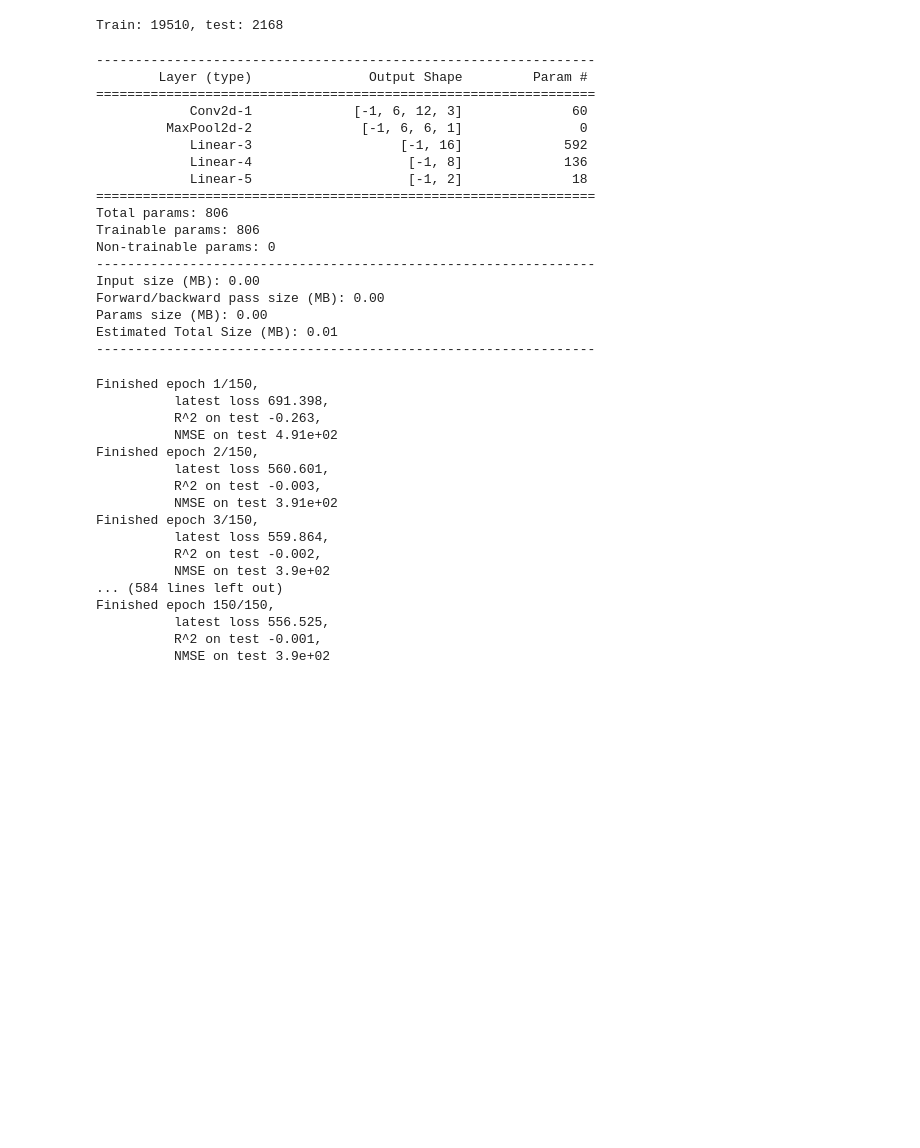
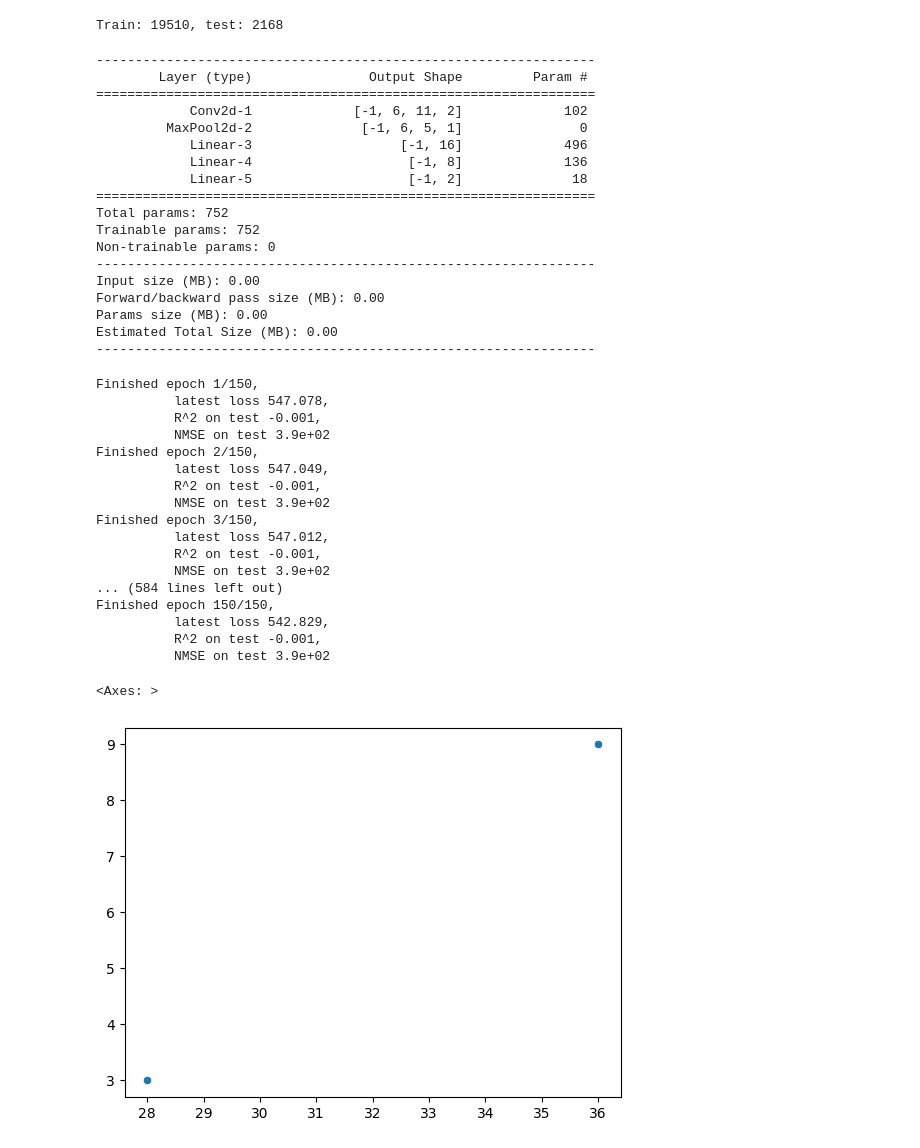
Before and after one commit to ad3ph/iypt_bracket_gen, a Jupyter notebook: nn.ipynb, the cells around one changed output. Drawn from its saved outputs; the diff is of its cells as text; code cells hidden in the pictures; blank space fills up the shorter version.

```diff
--- a/nn.ipynb
+++ b/nn.ipynb
@@ -182,11 +182,11 @@ class ConvNetSwapAdviser(nn.Module):
     def __init__(self):
         super(ConvNetSwapAdviser, self).__init__()
         # 1 input image channel, 6 output channels, 3x3 square conv kernel
-        self.conv1 = nn.Conv2d(in_channels=1, out_channels=6, kernel_size=3)
+        self.conv1 = nn.Conv2d(in_channels=1, out_channels=6, kernel_size=4)
         self.pool1 = nn.MaxPool2d(kernel_size=2, stride=2)
         #self.conv2 = nn.Conv2d(in_channels=6, out_channels=16, kernel_size=2)
         #self.pool2 = nn.MaxPool2d(kernel_size=2, stride=2)
-        self.fc1 = nn.Linear(36, 16)
+        self.fc1 = nn.Linear(30, 16)
         self.fc2 = nn.Linear(16, 8)
         self.fc3 = nn.Linear(8, 2)
 
@@ -194,7 +194,7 @@ class ConvNetSwapAdviser(nn.Module):
         x = self.pool1(F.relu(self.conv1(x)))
 
         #x = self.pool2(F.relu(self.conv2(x)))
-        x = x.view(-1, 36)
+        x = x.view(-1, 30)
         x = F.relu(self.fc1(x))
         x = F.relu(self.fc2(x))
         x = self.fc3(x)
@@ -213,20 +213,20 @@ batch_size = 30
 ----------------------------------------------------------------
         Layer (type)               Output Shape         Param #
 ================================================================
-            Conv2d-1             [-1, 6, 12, 3]              60
-         MaxPool2d-2              [-1, 6, 6, 1]               0
-            Linear-3                   [-1, 16]             592
+            Conv2d-1             [-1, 6, 11, 2]             102
+         MaxPool2d-2              [-1, 6, 5, 1]               0
+            Linear-3                   [-1, 16]             496
             Linear-4                    [-1, 8]             136
             Linear-5                    [-1, 2]              18
 ================================================================
-Total params: 806
-Trainable params: 806
+Total params: 752
+Trainable params: 752
 Non-trainable params: 0
 ----------------------------------------------------------------
 Input size (MB): 0.00
 Forward/backward pass size (MB): 0.00
 Params size (MB): 0.00
-Estimated Total Size (MB): 0.01
+Estimated Total Size (MB): 0.00
 ----------------------------------------------------------------
 # %%
 for n_epoch in range(n_epochs):
@@ -250,21 +250,31 @@ for n_epoch in range(n_epochs):
           NMSE on test {mean_squared_error(y_test.detach().numpy(), model(X_test).detach().floor().numpy()):.3}''')
 # %% [output]
 Finished epoch 1/150,
-          latest loss 691.398,
-          R^2 on test -0.263,
-          NMSE on test 4.91e+02
+          latest loss 547.078,
+          R^2 on test -0.001,
+          NMSE on test 3.9e+02
 Finished epoch 2/150,
-          latest loss 560.601,
-          R^2 on test -0.003,
-          NMSE on test 3.91e+02
+          latest loss 547.049,
+          R^2 on test -0.001,
+          NMSE on test 3.9e+02
 Finished epoch 3/150,
-          latest loss 559.864,
-          R^2 on test -0.002,
+          latest loss 547.012,
+          R^2 on test -0.001,
           NMSE on test 3.9e+02
 ... (584 lines left out)
 Finished epoch 150/150,
-          latest loss 556.525,
+          latest loss 542.829,
           R^2 on test -0.001,
           NMSE on test 3.9e+02
 # %%
 torch.save(model.state_dict(), 'model_conv_14_5_r2_-0.001.pkl')
+# %%
+y_pred_test = model(X_test).detach().floor().numpy()
+y_test = y_test.numpy()
+# %%
+y_pred_test, y_test
+import seaborn as sns
+sns.scatterplot(x=, y=)
+# %% [output]
+<Axes: >
+[figure, added]
```
Also changed, not shown: 1 other file.
